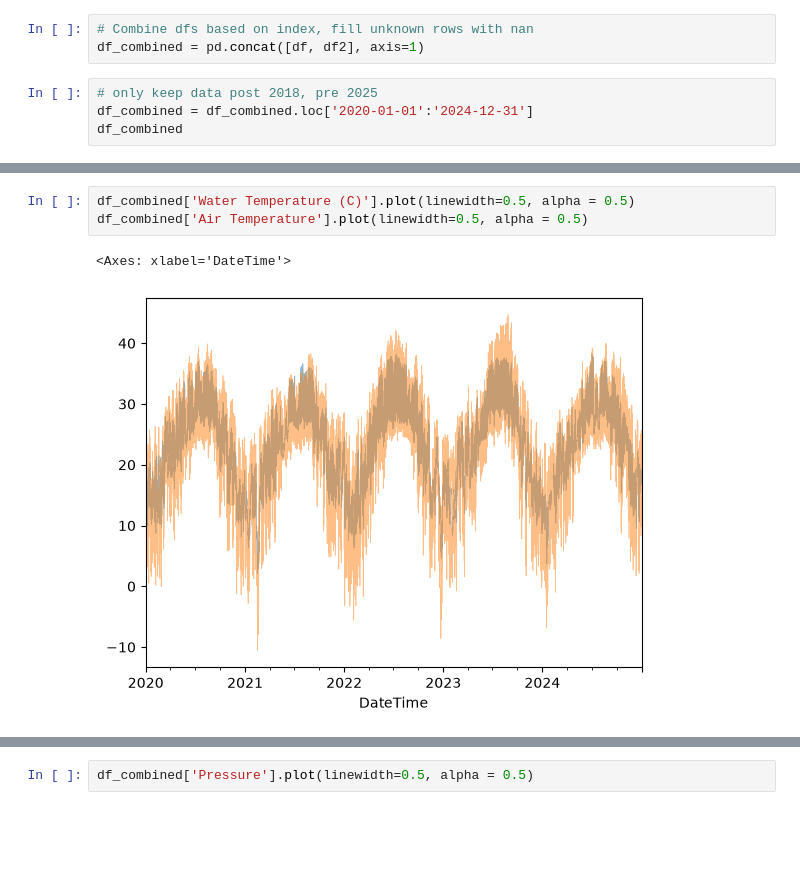
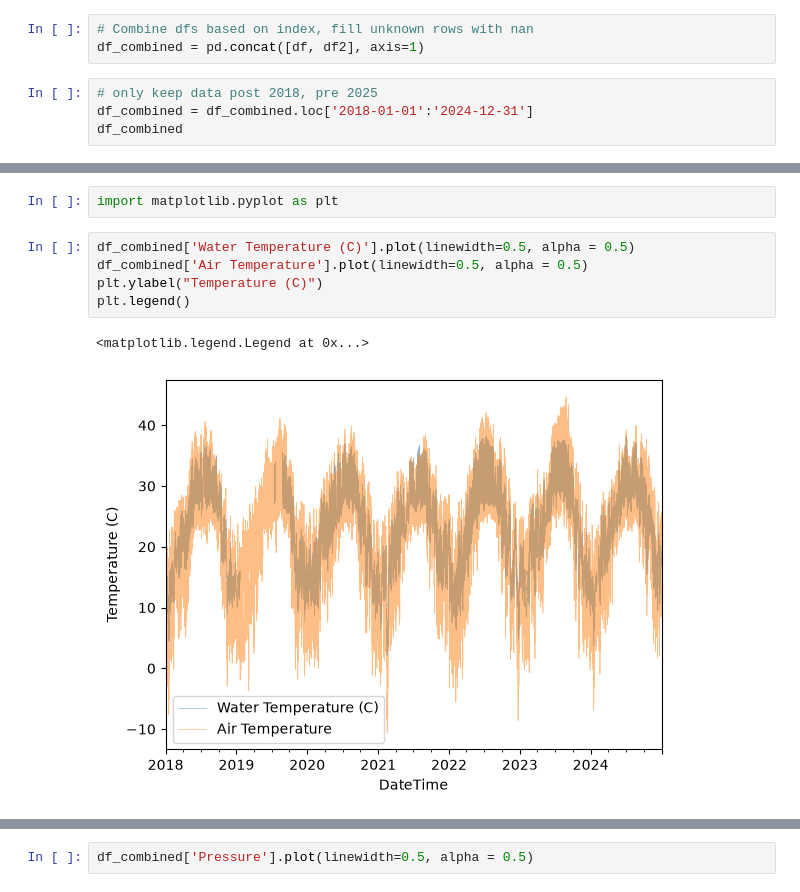
Before and after one commit to epzausch/Water-Quality-LSTM, a Jupyter notebook: datatest_analysis.ipynb, the cells around one changed output, grey strips where cells are left out. Drawn from its saved outputs; the diff is of its cells as text; blank space fills up the shorter version.

```diff
--- a/datatest_analysis.ipynb
+++ b/datatest_analysis.ipynb
@@ -18,7 +18,7 @@ Combine
 df_combined = pd.concat([df, df2], axis=1)
 # %%
 # only keep data post 2018, pre 2025
-df_combined = df_combined.loc['2020-01-01':'2024-12-31']
+df_combined = df_combined.loc['2018-01-01':'2024-12-31']
 df_combined
 # %% [output]
 |  | Discharge (cfs) | Water Temperature (C) | pH (std units) | Dissolved Oxygen (mg/L) | Specific Conductance (uS/cm) | ... |
@@ -38,9 +38,13 @@ df_combined
+# %%
+import matplotlib.pyplot as plt
 # %%
 df_combined['Water Temperature (C)'].plot(linewidth=0.5, alpha = 0.5)
 df_combined['Air Temperature'].plot(linewidth=0.5, alpha = 0.5)
+plt.ylabel("Temperature (C)")
+plt.legend()
 # %% [output]
-<Axes: xlabel='DateTime'>
+<matplotlib.legend.Legend at 0x...>
-[figure, old version]
+[figure, new version]
 # %%
 df_combined['Dissolved Oxygen (mg/L)'].plot(linewidth=0.5, alpha = 0.5)
 # %% [output]
```
Also changed, not shown: parts of 2 cells of this notebook, 1 other file.
